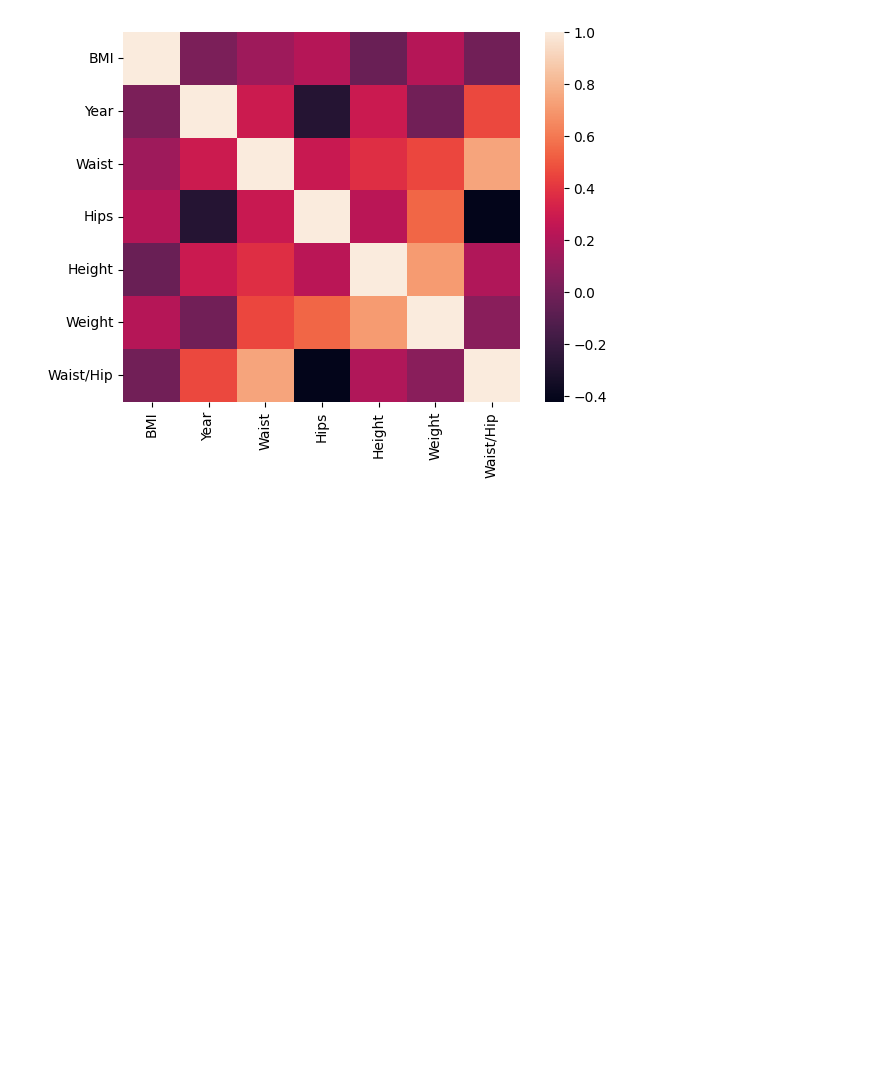
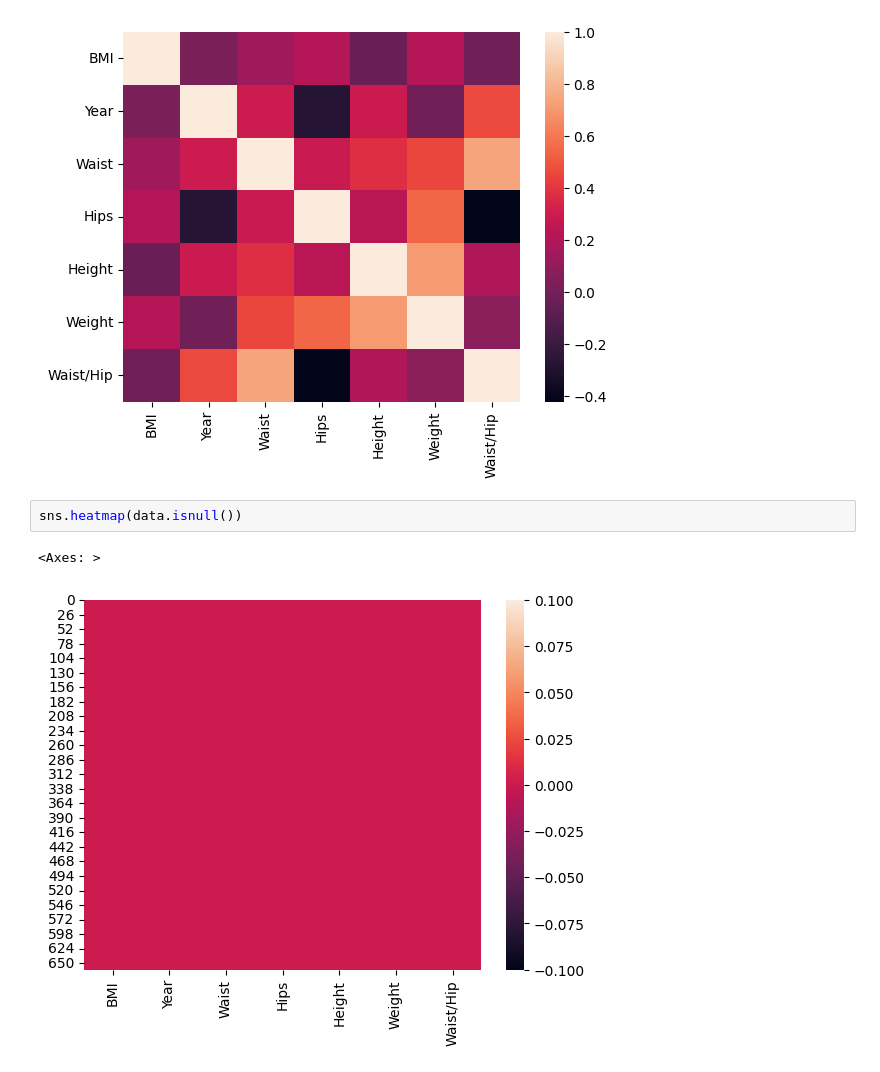
Before and after one commit to ivajazz/EDA_1_2, a Jupyter notebook: EDA_2_6.ipynb, the cells around one changed output. Drawn from its saved outputs; the diff is of its cells as text; blank space fills up the shorter version.

```diff
--- a/EDA_2_6.ipynb
+++ b/EDA_2_6.ipynb
@@ -42,3 +42,8 @@ sns.heatmap(data.corr())
 # %% [output]
 <Axes: >
 [figure]
+# %%
+sns.heatmap(data.isnull())
+# %% [output]
+<Axes: >
+[figure, added]
```
Also changed, not shown: parts of 1 cell of this notebook.
